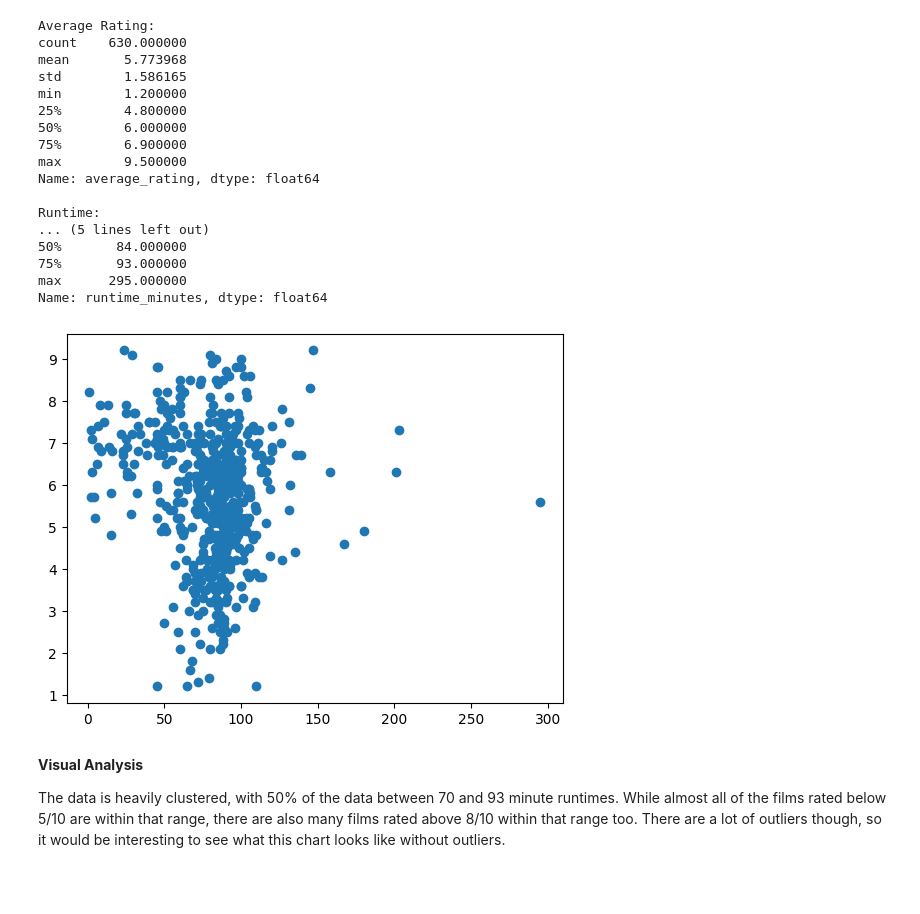
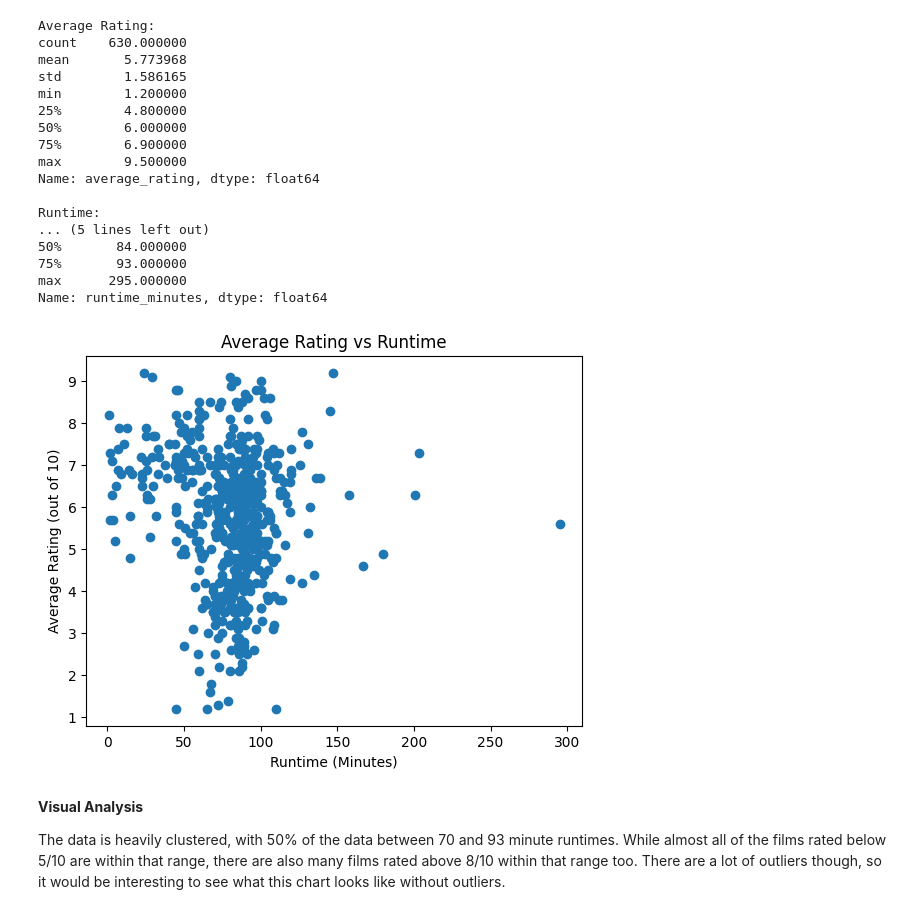
Before and after one commit to rhaums9/Data-Portfolio, a Jupyter notebook: 20241030_Monster_Movies.ipynb, the cells around one changed output. Drawn from its saved outputs; the diff is of its cells as text; code cells hidden in the pictures; blank space fills up the shorter version.

Commit message:
Update 20241030_Monster_Movies.ipynb
Added titles and labels to graphs

```diff
--- a/20241030_Monster_Movies.ipynb
+++ b/20241030_Monster_Movies.ipynb
@@ -51,11 +51,14 @@ Runtime:
 75%       93.000000
 max      295.000000
 Name: runtime_minutes, dtype: float64
-# %%
-plt.scatter(runtime_minutes,avgRating)
-plt.show()
-# %% [output]
-[figure, removed]
+# %%
+plt.scatter(runtime_minutes,avgRating)
+plt.title("Average Rating vs Runtime")
+plt.xlabel("Runtime (Minutes)")
+plt.ylabel("Average Rating (out of 10)")
+plt.show()
+# %% [output]
+[figure, added]
 # %% [markdown]
 **Visual Analysis**
 
```
Also changed, not shown: parts of 2 cells of this notebook.
